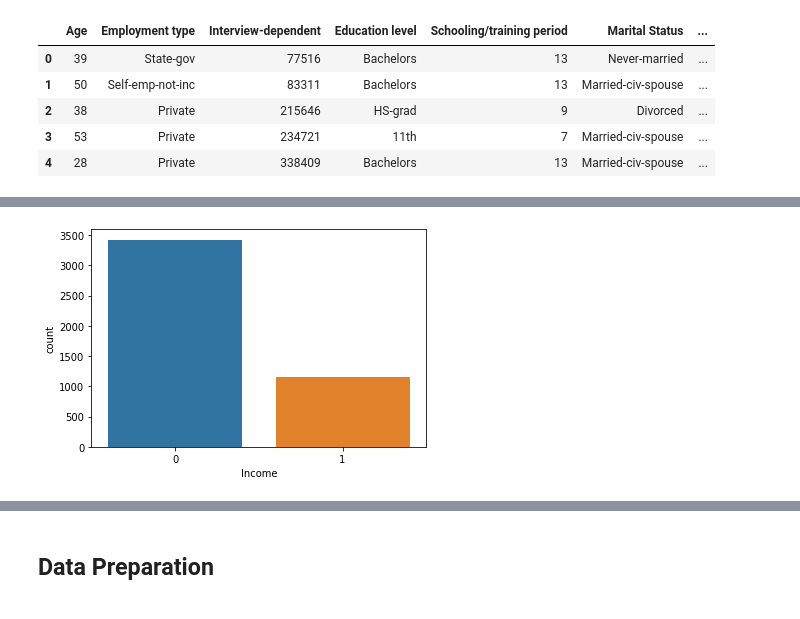
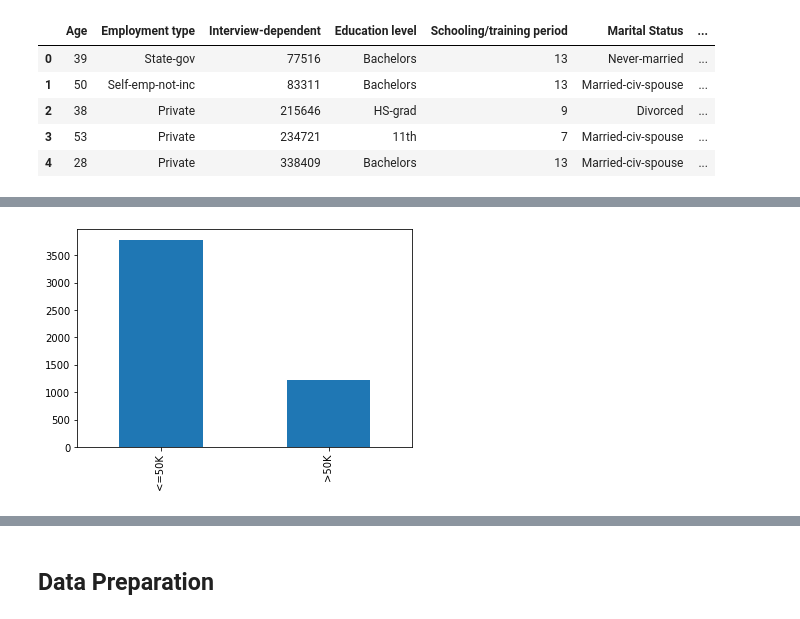
Before and after one commit to lucashoeft/Intelligent-Data-Analysis-Project, a Jupyter notebook: Intelligent-Data-Analysis-Project.ipynb, the cells around one changed output, grey strips where cells are left out. Drawn from its saved outputs; the diff is of its cells as text; code cells hidden in the pictures.

```diff
--- a/Intelligent-Data-Analysis-Project.ipynb
+++ b/Intelligent-Data-Analysis-Project.ipynb
@@ -82,5 +95,5 @@ income_labeled.head()
 # %%
 # Check balance between label that has to be predicted
-target_distribution = sns.countplot(x=income_labeled["Income"])
+target_distribution = income_labeled['Income'].value_counts().plot(kind='bar')
 # %% [output]
-[figure, old version]
+[figure, new version]
```
Also changed, not shown: parts of 65 cells of this notebook.
